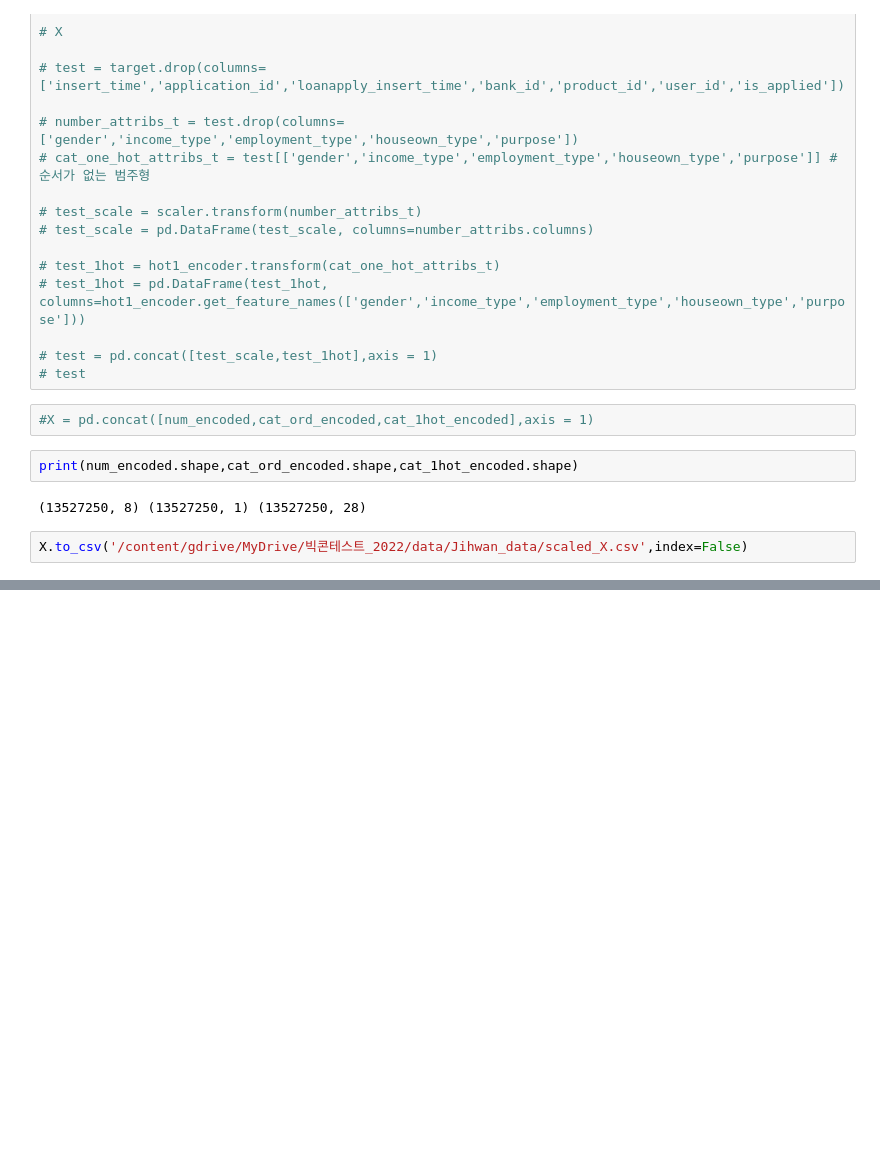
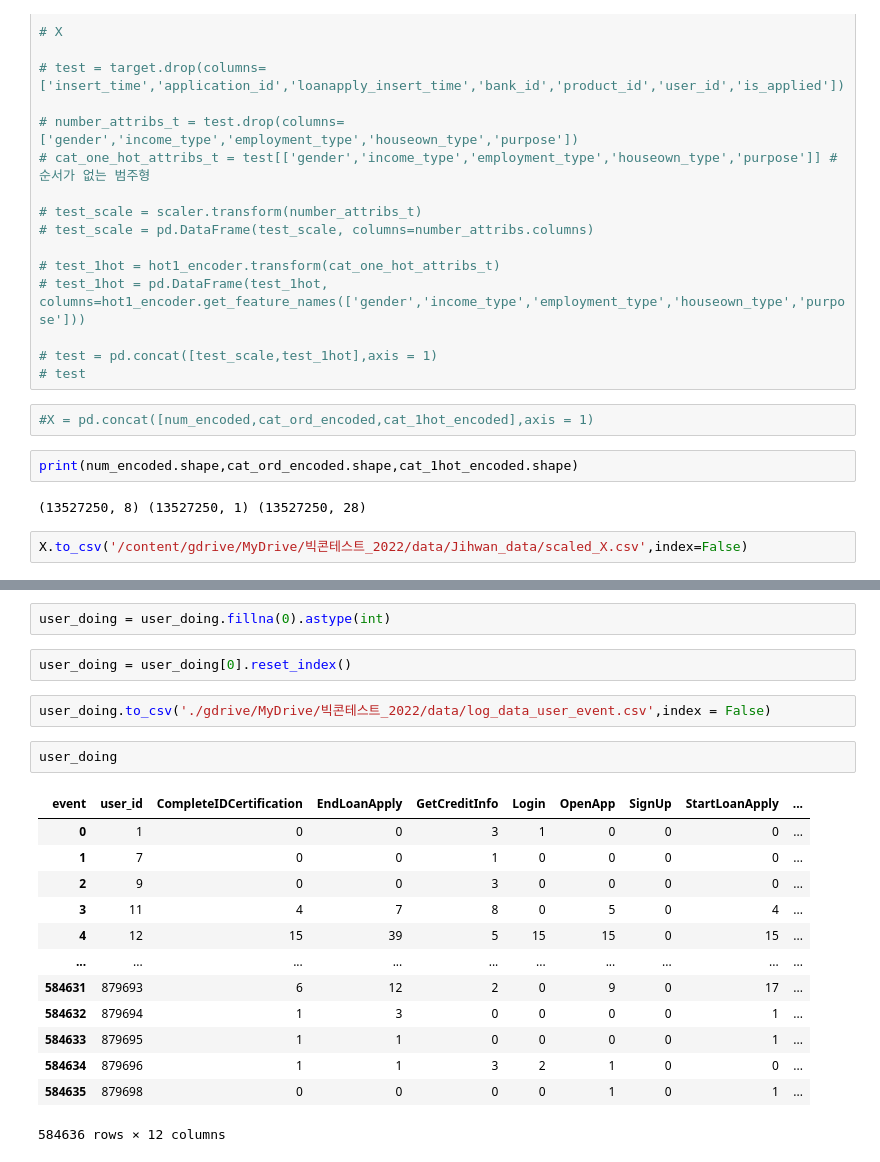
Before and after one commit to YoonJiHwan98/BigContest_Project, a Jupyter notebook: code/bigcon_data_preprocess.ipynb, the cells around one changed output, grey strips where cells are left out. Drawn from its saved outputs; the diff is of its cells as text; blank space fills up the shorter version.

```diff
--- a/code/bigcon_data_preprocess.ipynb
+++ b/code/bigcon_data_preprocess.ipynb
@@ -678,0 +723,22 @@ X.to_csv('/content/gdrive/MyDrive/빅콘테스트_2022/data
+# %%
+user_doing = user_doing.fillna(0).astype(int)
+# %%
+user_doing = user_doing[0].reset_index()
+# %%
+user_doing.to_csv('./gdrive/MyDrive/빅콘테스트_2022/data/log_data_user_event.csv',index = False)
+# %%
+user_doing
+# %% [output]
+| event | user_id | CompleteIDCertification | EndLoanApply | GetCreditInfo | Login | OpenApp | SignUp | StartLoanApply | ... |
+| 0 | 1 | 0 | 0 | 3 | 1 | 0 | 0 | 0 | ... |
+| 1 | 7 | 0 | 0 | 1 | 0 | 0 | 0 | 0 | ... |
+| 2 | 9 | 0 | 0 | 3 | 0 | 0 | 0 | 0 | ... |
+| 3 | 11 | 4 | 7 | 8 | 0 | 5 | 0 | 4 | ... |
+| 4 | 12 | 15 | 39 | 5 | 15 | 15 | 0 | 15 | ... |
+| ... | ... | ... | ... | ... | ... | ... | ... | ... | ... |
+| 584631 | 879693 | 6 | 12 | 2 | 0 | 9 | 0 | 17 | ... |
+| 584632 | 879694 | 1 | 3 | 0 | 0 | 0 | 0 | 1 | ... |
+| 584633 | 879695 | 1 | 1 | 0 | 0 | 0 | 0 | 1 | ... |
+| 584634 | 879696 | 1 | 1 | 3 | 2 | 1 | 0 | 0 | ... |
+| 584635 | 879698 | 0 | 0 | 0 | 0 | 1 | 0 | 1 | ... |
+584636 rows × 12 columns
```
Also changed, not shown: parts of 10 cells of this notebook.
